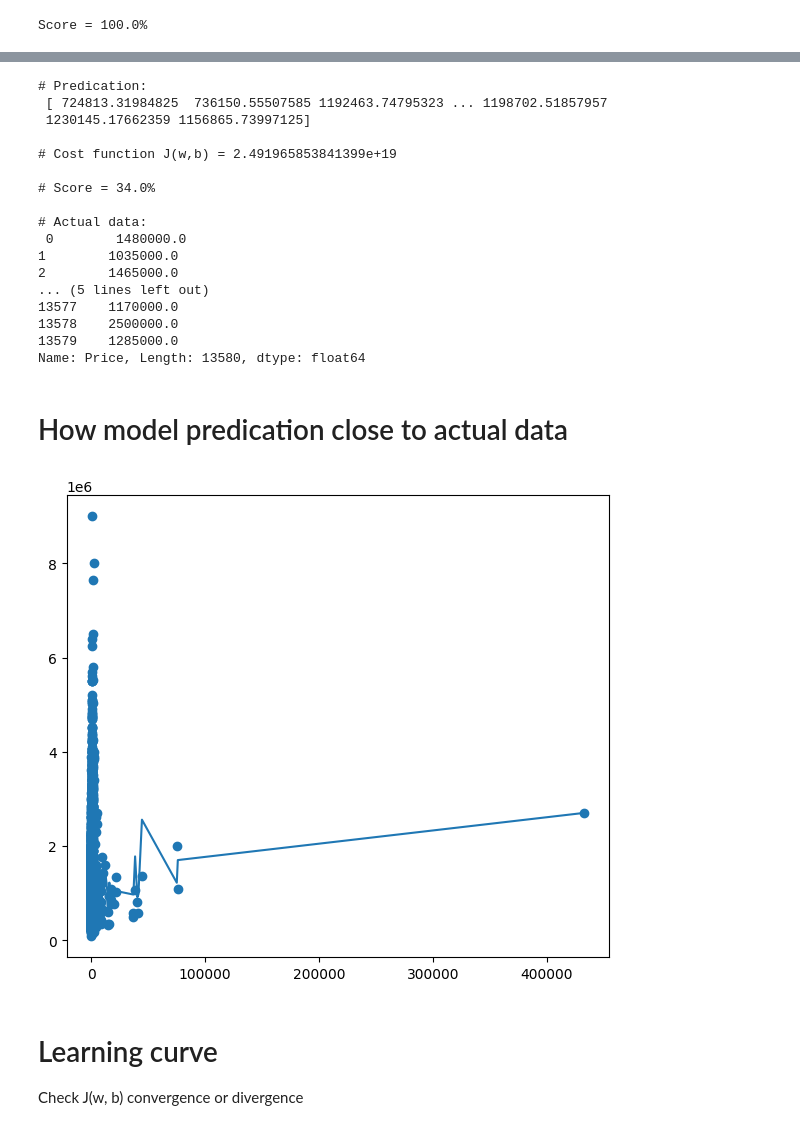
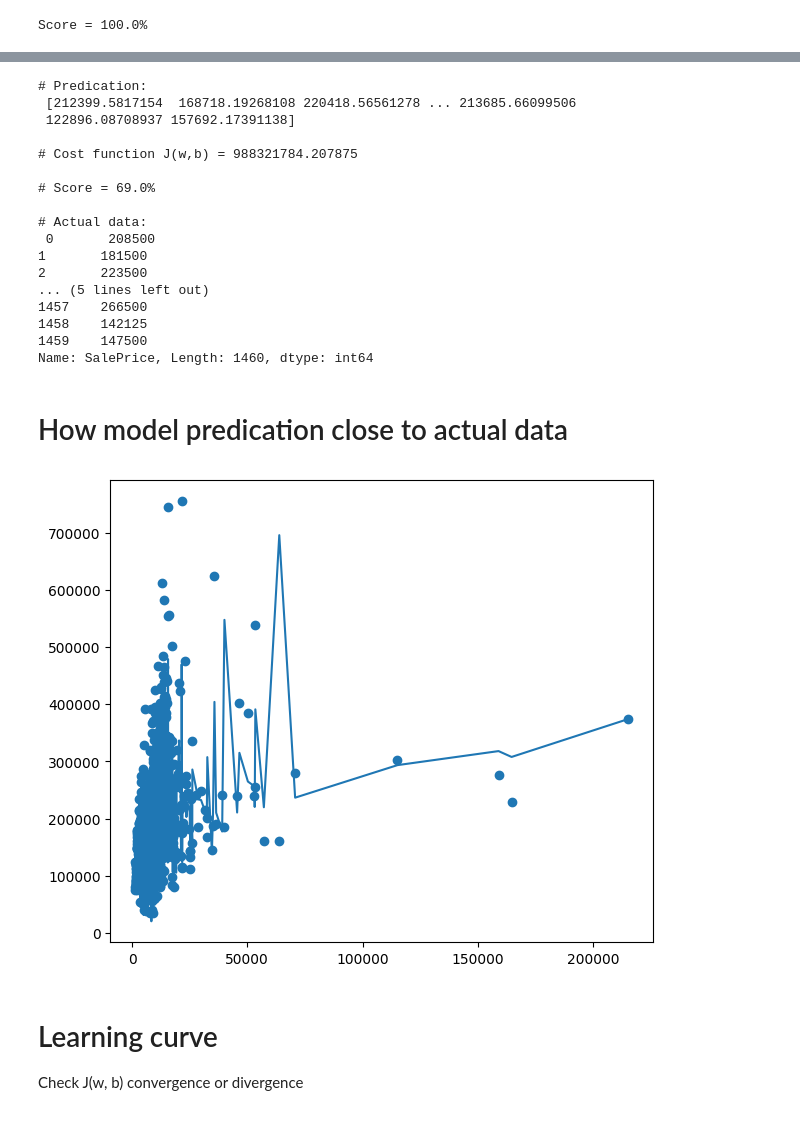
Before and after one commit to CoderAalok/Python_Libraries, a Jupyter notebook: Scikit Learn/Linear_Regression_model.ipynb, the cells around one changed output, grey strips where cells are left out. Cells and saved outputs as stored; diff of their text form; code cells hidden in the pictures.

Commit message:
Implement code changes to enhance functionality and improve performance

```diff
--- a/Scikit Learn/Linear_Regression_model.ipynb
+++ b/Scikit Learn/Linear_Regression_model.ipynb
@@ -53,7 +53,7 @@ class ScratchLinearRegression:
         self.X_std = None
 
     # step 1: fitting training dataset
-    def fit(self, X, y, lr=0.01, epochs=1000):
+    def fit(self, X, y, lr=0.01, epochs=500):
         """
         X -> n-Features
         y -> Actual data
@@ -107,7 +107,7 @@ class ScratchLinearRegression:
             self.w -= lr * dw
             self.b -= lr * db
 
-            # calculate loss / MSE (Mean square Error)
+            # calculate loss
             loss = np.mean(error ** 2)
             self.loss_history.append(loss)
 
@@ -126,14 +126,6 @@ class ScratchLinearRegression:
         if X.ndim == 1:
             X = X.reshape(-1, 1)
 
-        # check None-type
-        if self.X_std is None:
-            raise Exception('Excepted value but None value is found!')
-
-        if self.X_mean is None:
-            raise Exception('Excepted value but None value is found!')
-
-
         # Z-score normalization
         X_norm = (X - self.X_mean) / self.X_std
 
@@ -142,23 +134,27 @@ class ScratchLinearRegression:
 
         return y_hat
 
-    # step 3: R^2 -> measure how well the model predicted  is compared to dumb baseline
+    # step 3: R^2 score -> measure how well the model predicts y, compared to baseline that always predicts mean of y
+    # R^2 -> 1.0 perfect | R^2 -> 0.0 not good than basline | R^2 < 0 -> worst
     def score(self, X, y):
         y = np.asarray(y, dtype=float)
 
         # prediction
         y_hat = self.predict(X)
 
+        # mean of y
+        y_mean = np.mean(y)
+
         # residual sum of square
         residual = np.sum((y - y_hat)**2)
 
         # total sum of square
-        total = np.sum((y - np.mean(y_hat))**2)
+        total = np.sum((y - y_mean)**2)
 
         # calculate R^2
-        R = 1 - (residual / total)
+        R2 = 1 - (residual / total)
 
-        return R
+        return R2
 # %% [markdown]
 # Demonstrate score
 # %%
@@ -178,6 +174,5 @@ print(f"Score = {np.round(R * 100)}%")
 Score = 100.0%
 # %%
 # Load data from dataset
-house_df = pd.read_csv('melb_data.csv.zip')
+house_df = pd.read_csv('ramen-ratings.csv')
 house_df.columns
-house_df.fillna({'BuildingArea':0}, inplace=True)
@@ -184,12 +198,13 @@ house_df.fillna({'BuildingArea':0}, inplace=True)
 # %%
 # # feature names
-feature_names = ['Lattitude', 'Longtitude', 'BuildingArea', 'Rooms', 'Bathroom', 'Landsize']
+# feature_names = ['Lattitude', 'Longtitude', 'BuildingArea', 'Rooms', 'Bathroom', 'Landsize']
+feature_names = ['LotArea', 'YearBuilt', '1stFlrSF', '2ndFlrSF']
 
 # DataFrame feature-> X
 X = house_df[feature_names]
 
 # # target values
-y = house_df['Price']
+y = house_df['SalePrice']
 
 model = ScratchLinearRegression()
 # # fit dataset
@@ -202,7 +217,7 @@ y_hat = model.predict(X)
 # # cost function(J(w,b))
 m = len(X)
 # J = (1 / (2 * m)) * np.sum((y_hat - y)**2)
-J = (0.5 * m) * np.sum((y_hat - y)**2)
+J = (0.5 / m) * np.sum((y_hat - y)**2)
 
 # # check how well our model accuratly predict is compared to just gussing/dumb baseline(repetitively mean/avgerage value predict of actual data)
 R = model.score(X, y)
@@ -215,40 +230,40 @@ print(f"\n# Score = {np.round(R*100)}%")
 print(f"\n# Actual data:\n {y}")
 # %% [output]
 # Predication:
- [ 724813.31984825  736150.55507585 1192463.74795323 ... 1198702.51857957
- 1230145.17662359 1156865.73997125]
+ [212399.5817154  168718.19268108 220418.56561278 ... 213685.66099506
+ 122896.08708937 157692.17391138]
 
-# Cost function J(w,b) = 2.491965853841399e+19
+# Cost function J(w,b) = 988321784.207875
 
-# Score = 34.0%
+# Score = 69.0%
 
 # Actual data:
- 0        1480000.0
-1        1035000.0
-2        1465000.0
+ 0       208500
+1       181500
+2       223500
 ... (5 lines left out)
-13577    1170000.0
-13578    2500000.0
-13579    1285000.0
-Name: Price, Length: 13580, dtype: float64
+1457    266500
+1458    142125
+1459    147500
+Name: SalePrice, Length: 1460, dtype: int64
 # %% [markdown]
 # How model predication close to actual data
 # %%
-i = np.argsort(X["Landsize"])
-X_sort = X['Landsize'][i]
+i = np.argsort(X["LotArea"])
+X_sort = X['LotArea'][i]
 y_sort = y[i]
 y_hat_sort = y_hat[i]
 
 fig, ax = plt.subplots(figsize=(7,6))
 # Actual data
-ax.scatter(X['Landsize'], y)
+ax.scatter(X['LotArea'], y)
 
 # predicated data
 ax.plot(X_sort, y_hat_sort)
 
 plt.show()
 # %% [output]
-[figure, old version]
+[figure, new version]
 # %% [markdown]
 # Learning curve
 Check J(w, b) convergence or divergence
```
Also changed, not shown: parts of 4 cells of this notebook.
